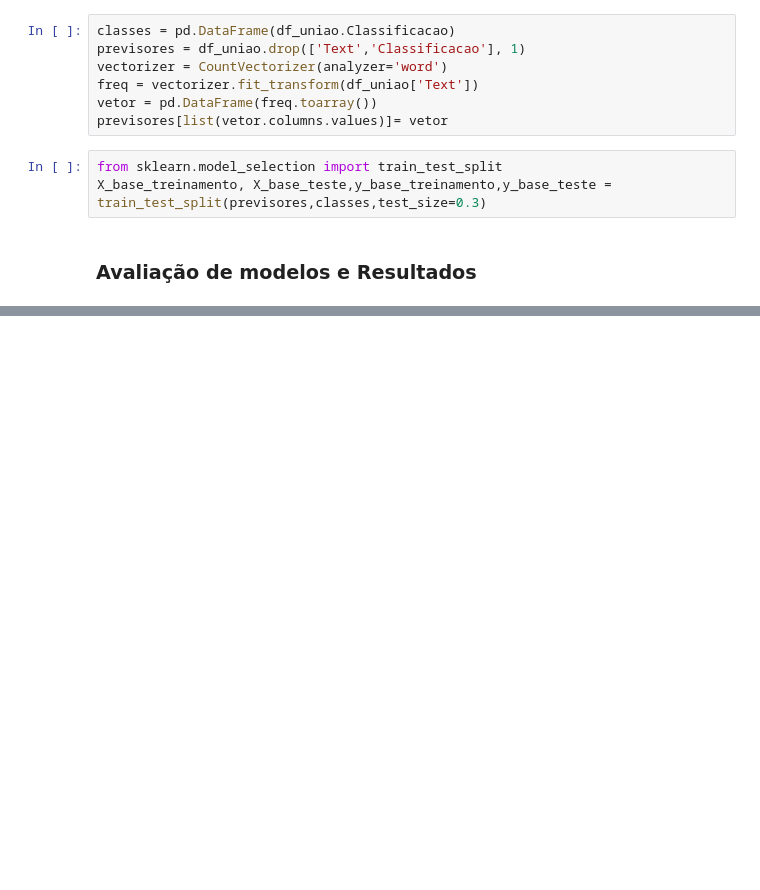
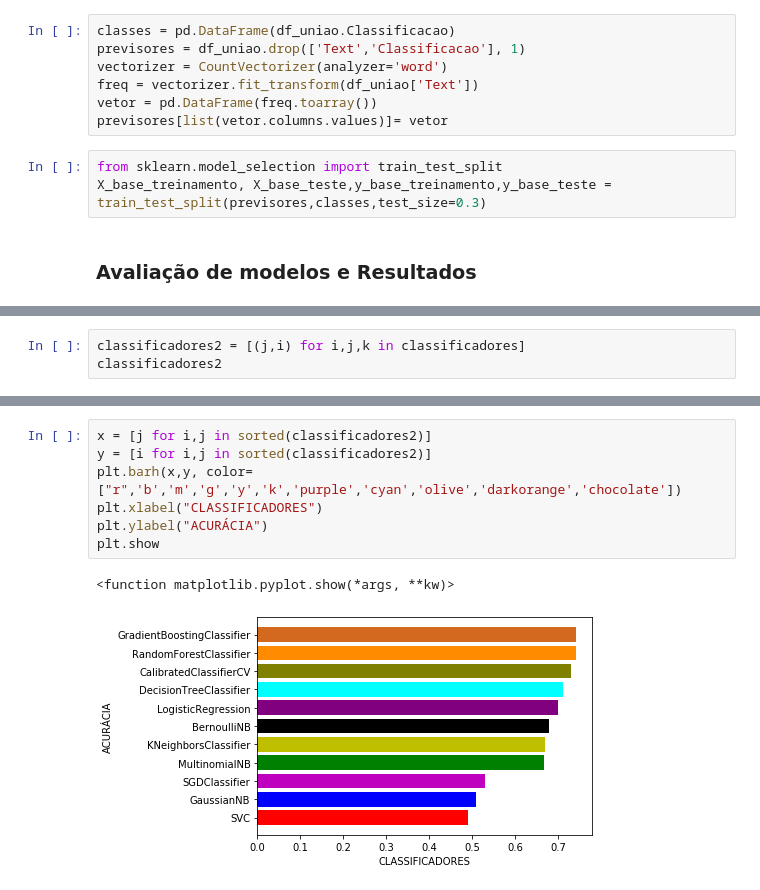
Before and after one commit to luisERH/Analise-de-Twitters, a Jupyter notebook: Twitter_uniao.ipynb, the cells around one changed output, grey strips where cells are left out. Cells and saved outputs as stored; diff of their text form; blank space fills up the shorter version.

```diff
--- a/Twitter_uniao.ipynb
+++ b/Twitter_uniao.ipynb
@@ -433,0 +430,3 @@ accuracy_score() takes from 2 to 4 positional arguments but 5 were given
+# %%
+classificadores2 = [(j,i) for i,j,k in classificadores]
+classificadores2
@@ -433,0 +445,10 @@ accuracy_score() takes from 2 to 4 positional arguments but 5 were given
+# %%
+x = [j for i,j in sorted(classificadores2)]
+y = [i for i,j in sorted(classificadores2)]
+plt.barh(x,y, color=["r",'b','m','g','y','k','purple','cyan','olive','darkorange','chocolate'])
+plt.xlabel("CLASSIFICADORES")
+plt.ylabel("ACURÁCIA")
+plt.show
+# %% [output]
+<function matplotlib.pyplot.show(*args, **kw)>
+[figure, added]
```
Also changed, not shown: parts of 6 cells of this notebook, 1 other file.
